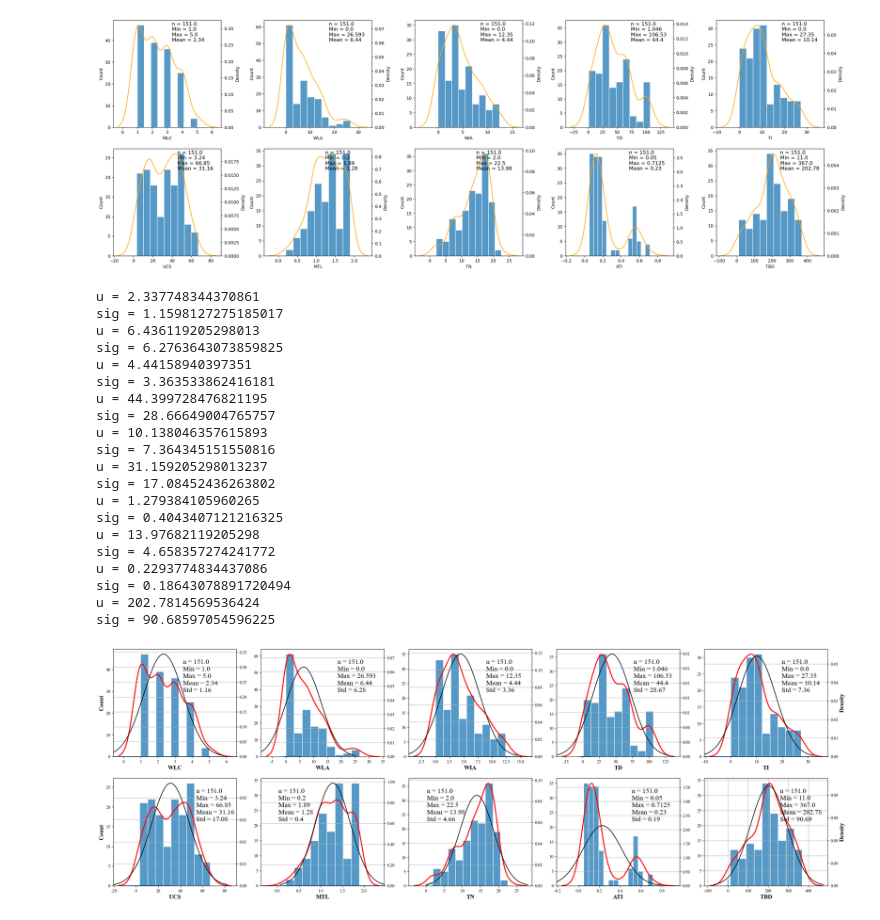
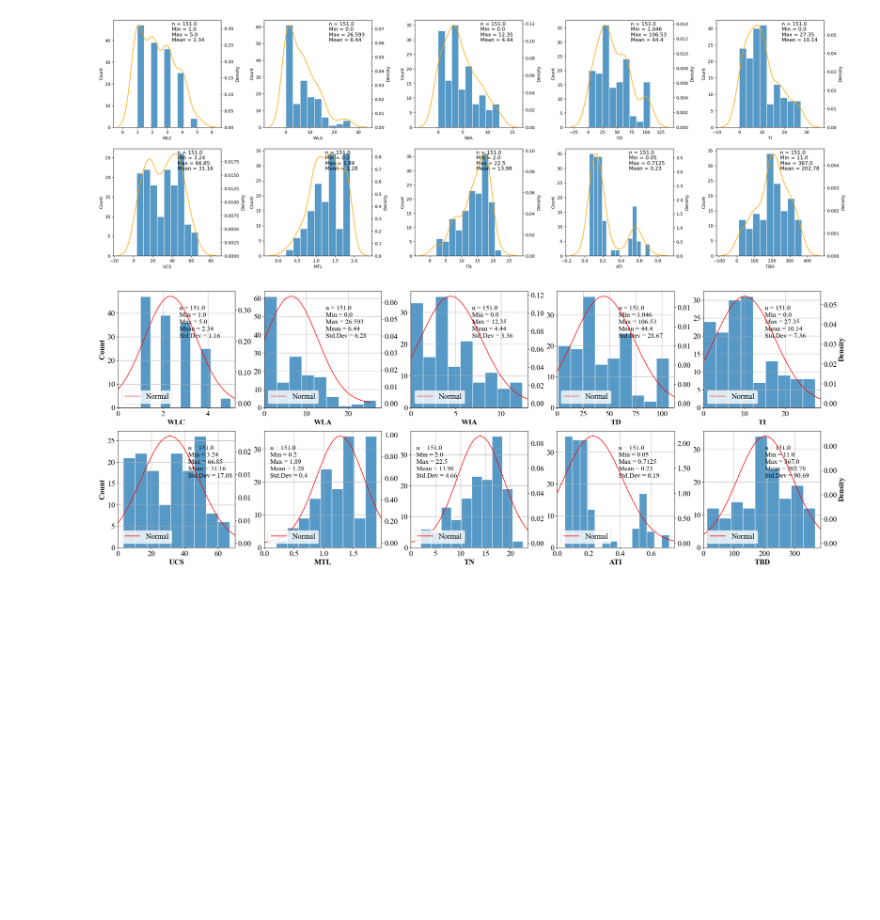
Before and after one commit to space-sphere/Civil-Engineering, a Jupyter notebook: pic.ipynb, the cells around one changed output. Drawn from its saved outputs; the diff is of its cells as text; code cells hidden in the pictures; blank space fills up the shorter version.

```diff
--- a/pic.ipynb
+++ b/pic.ipynb
@@ -390,86 +390,69 @@ import warnings
 # sns.set_theme(style='white')
 import math
 warnings.filterwarnings('ignore')
-fig, axs = plt.subplots(2, 5, figsize=(30, 10))
+fig, axs = plt.subplots(2, 5, figsize=(30, 11))
 
 n = df.columns[1:]
-fig.subplots_adjust(wspace=0.2, hspace=0.2)
+fig.subplots_adjust(wspace=0.25, hspace=0.2)
 plt.rcParams['font.sans-serif'] = ['Times New Roman']
 plt.rcParams['axes.unicode_minus'] =False
+plt.rcParams['font.size'] = 18
+plt.rc('xtick', labelsize=18)  # 刻度标签大小
+plt.rc('ytick', labelsize=18)
 for i in range(2):
     for j in range(5):
         sns.histplot(df[n[5 * i + j]], ax=axs[i, j],
                      palette=["steelblue"],
                      edgecolor='w')
-        plt.grid()
+        axs[i, j].grid()
+        # axs[i, j].set_xticks(ticks=axs[i, j].ticks, fontsize=16)
         ax = axs[i, j].twinx()
-        sns.kdeplot(df[n[5 * i + j]], ax=ax, color='r', linewidth=2.4, legend=False)
-        axs[i, j].set_xlabel(n[5 * i + j], weight='bold', fontsize=14)
+        """ sns.kdeplot(df[n[5 * i + j]], ax=ax, color='r', linewidth=2.4, legend=False) """
+        axs[i, j].set_xlabel(n[5 * i + j], weight='bold', fontsize=18)
         if j == 0:
-            axs[i, j].set_ylabel('Count', weight='bold', fontsize=14)
+            axs[i, j].set_ylabel('Count', weight='bold', fontsize=18)
         else:
-            axs[i, j].set_ylabel('', weight='bold', fontsize=14)
+            axs[i, j].set_ylabel('', weight='bold', fontsize=18)
         if j == 4:
-            ax.set_ylabel('Density', weight='bold', fontsize=14)
+            ax.set_ylabel('Density', weight='bold', fontsize=18)
         else:
-            ax.set_ylabel('', weight='bold', fontsize=14)
+            ax.set_ylabel('', weight='bold', fontsize=18)
         y_formatter = FormatStrFormatter('%1.2f')
         ax.yaxis.set_major_formatter(y_formatter)
         axis = axs[i, j].axis()
         message = df.describe()[n[5 * i + j]]
-        axs[i, j].plot(x, y)
+        # axs[i, j].plot(x, y)
         if j == 0 and i == 1:
-            axs[i, j].text(axis[1] * 3/ 5, axis[3] * 3 / 5, 'n = {}\nMin = {}\nMax = {}\nMean = {}\nStd = {}'.format(message['count'],
+            axs[i, j].text(axis[1] * 3/ 5, axis[3] * 3 / 5, 'n = {}\nMin = {}\nMax = {}\nMean = {}\nStd.Dev = {}'.format(message['count'],
                        message['min'],
                        message['max'],
                        round(message['mean'], 2),
                        round(message['std'], 2)),
                        fontsize=16)
         elif ((j == 1) | (j == 2)) and (i == 1):
-            axs[i, j].text(axis[1] * 1 / 100, axis[3] * 3 / 5, 'n = {}\nMin = {}\nMax = {}\nMean = {}\nStd = {}'.format(message['count'],
+            axs[i, j].text(axis[1] * 1 / 20, axis[3] * 3 / 5, 'n = {}\nMin = {}\nMax = {}\nMean = {}\nStd.Dev = {}'.format(message['count'],
                        message['min'],
                        message['max'],
                        round(message['mean'], 2),
                        round(message['std'], 2)),
                        fontsize=16)
         else:
-            axs[i, j].text(axis[1] * 21 / 40, axis[3] * 3 / 5, 'n = {}\nMin = {}\nMax = {}\nMean = {}\nStd = {}'.format(message['count'],
+            axs[i, j].text(axis[1] * 21 / 40, axis[3] * 3 / 5, 'n = {}\nMin = {}\nMax = {}\nMean = {}\nStd.Dev = {}'.format(message['count'],
                        message['min'],
                        message['max'],
                        round(message['mean'], 2),
                        round(message['std'], 2)),
                        fontsize=16)
 
         """正态分布曲线"""
         u = np.average(df[n[5 * i + j]])
         sig = np.sqrt(np.var(df[n[5 * i + j]], ddof=1))
-        x = np.linspace(u - 3 * sig, u + 3*sig, 50)   # 定义域
+        x = np.linspace(0, u + 3*sig, 100)   # 定义域
         y = np.exp(-(x - u) ** 2 / (2 * sig ** 2)) / (np.sqrt(2*np.pi)*sig) # 定义曲线函数
-        ax.plot(x, y, c='k')
-        print('u = {}'.format(u))
-        print('sig = {}'.format(sig))
-        axs[i, j].set_xlim(axis[0], axis[1])
+        ax.plot(x, y, c='r', label='Normal')
+        plt.legend(fontsize=18, loc='lower left')
+        axs[i, j].set_xlim(0, axis[1])
         axs[i, j].set_ylim(axis[2], axis[3])
         # print(axis)
 # %% [output]
-u = 2.337748344370861
-sig = 1.1598127275185017
-u = 6.436119205298013
-sig = 6.2763643073859825
-u = 4.44158940397351
-sig = 3.363533862416181
-u = 44.399728476821195
-sig = 28.66649004765757
-u = 10.138046357615893
-sig = 7.364345151550816
-u = 31.159205298013237
-sig = 17.08452436263802
-u = 1.279384105960265
-sig = 0.4043407121216325
-u = 13.97682119205298
-sig = 4.658357274241772
-u = 0.2293774834437086
-sig = 0.18643078891720494
-u = 202.7814569536424
-sig = 90.68597054596225
-[figure, old version]
+[figure, new version]
```
Also changed, not shown: parts of 1 cell of this notebook, 4 other files.
